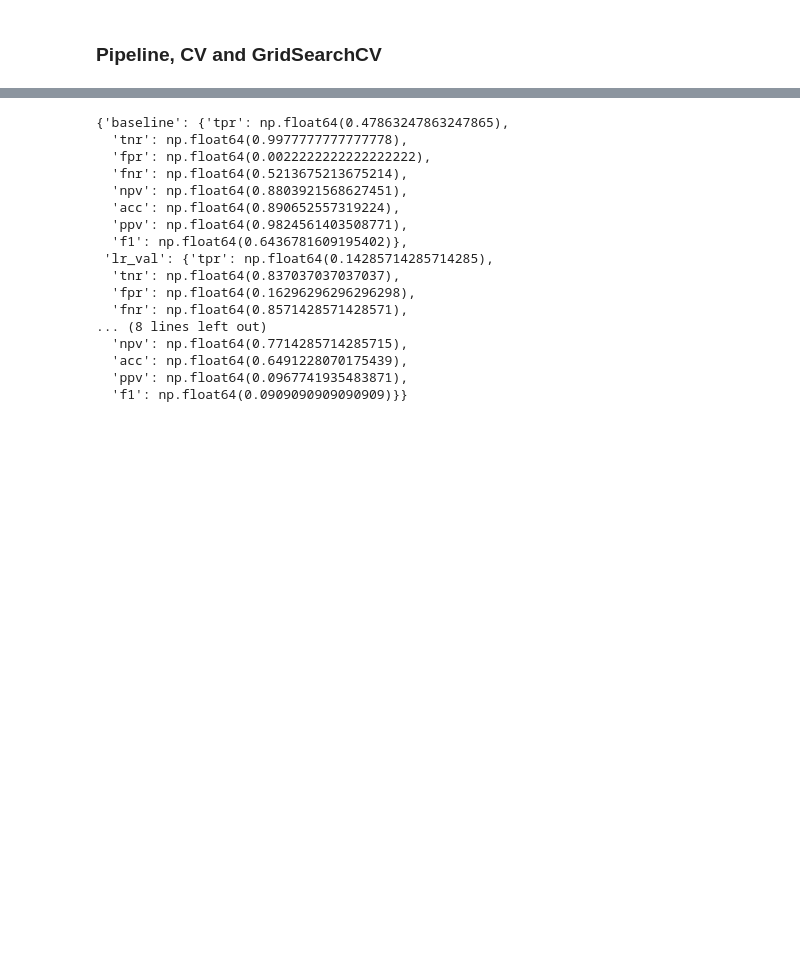
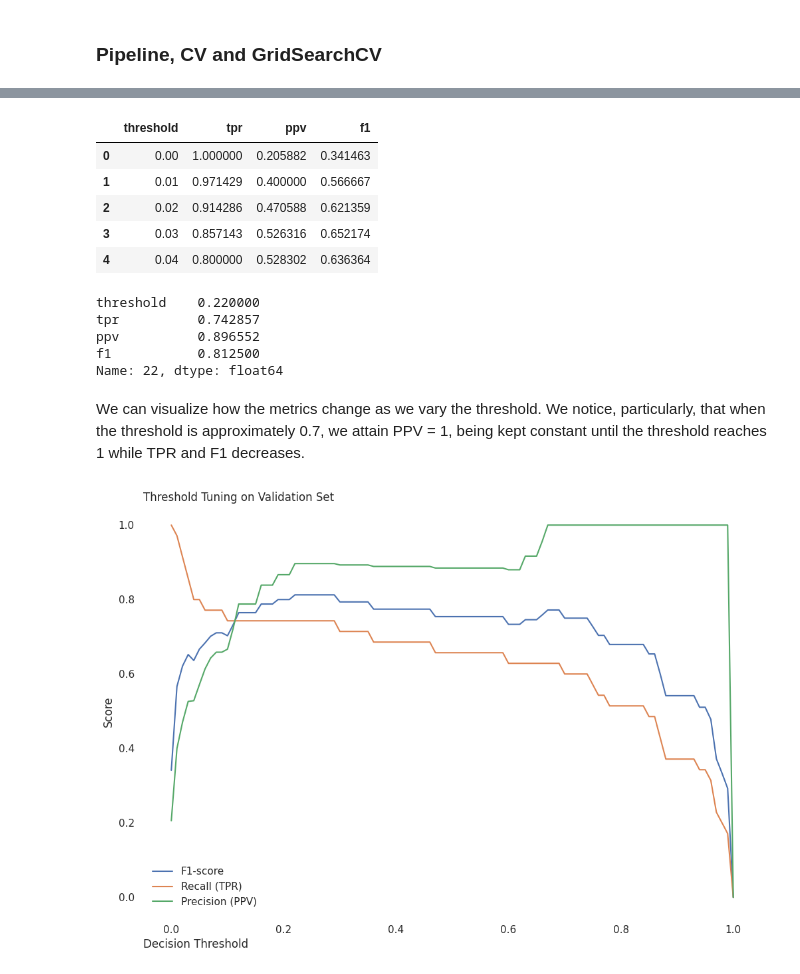
Before and after one commit to savimf/secondary_portfolio, a Jupyter notebook: abs_classification.ipynb, the cells around one changed output, grey strips where cells are left out. Drawn from its saved outputs; the diff is of its cells as text; code cells hidden in the pictures; blank space fills up the shorter version.

```diff
--- a/abs_classification.ipynb
+++ b/abs_classification.ipynb
@@ -183,0 +189,3 @@ This demonstrates that many relevant abstracts do not mention Machine Learning d
+# %%
+df = pd.read_csv(f'{slv_path}/abs_classification.csv')
+df
@@ -300,20 +335,58 @@ cnfn_metrics['lr_test'] = f.get_confusion_metrics(df_test, 'Label', 'pred_test')
 # %%
-cnfn_metrics
+# probabilities on the validation set
+y_pred_val = lr.predict_proba(X_val)[:, 1]
+
+# range of thresholds: 0 to 1 in 100 steps
+thresholds = np.linspace(0, 1, 101)
+metrics = []
+
+for t in thresholds:
+    y_pred_t = (y_pred_val >= t).astype(int)
+    tn, fp, fn, tp = confusion_matrix(y_val, y_pred_t).ravel()
+
+    tpr = tp / (tp + fn) if (tp + fn) > 0 else 0
+    ppv = tp / (tp + fp) if (tp + fp) > 0 else 0
+    f1  = 2 * (ppv * tpr) / (ppv + tpr) if (ppv + tpr) > 0 else 0
+
+    metrics.append(
+        (t, tpr, ppv, f1)
+    )
+
+metrics_df = pd.DataFrame(
+    metrics,
+    columns=['threshold', 'tpr', 'ppv', 'f1']
+)
+metrics_df.head()
 # %% [output]
-{'baseline': {'tpr': np.float64(0.47863247863247865),
-  'tnr': np.float64(0.9977777777777778),
-  'fpr': np.float64(0.0022222222222222222),
-  'fnr': np.float64(0.5213675213675214),
-  'npv': np.float64(0.8803921568627451),
-  'acc': np.float64(0.890652557319224),
-  'ppv': np.float64(0.9824561403508771),
-  'f1': np.float64(0.6436781609195402)},
- 'lr_val': {'tpr': np.float64(0.14285714285714285),
-  'tnr': np.float64(0.837037037037037),
-  'fpr': np.float64(0.16296296296296298),
-  'fnr': np.float64(0.8571428571428571),
-... (8 lines left out)
-  'npv': np.float64(0.7714285714285715),
-  'acc': np.float64(0.6491228070175439),
-  'ppv': np.float64(0.0967741935483871),
-  'f1': np.float64(0.0909090909090909)}}
+|  | threshold | tpr | ppv | f1 |
+| 0 | 0.00 | 1.000000 | 0.205882 | 0.341463 |
+| 1 | 0.01 | 0.971429 | 0.400000 | 0.566667 |
+| 2 | 0.02 | 0.914286 | 0.470588 | 0.621359 |
+| 3 | 0.03 | 0.857143 | 0.526316 | 0.652174 |
+| 4 | 0.04 | 0.800000 | 0.528302 | 0.636364 |
+# %%
+# finding the best threshold based on F1-score
+best_idx = metrics_df['f1'].idxmax()
+best_thr = metrics_df.loc[best_idx, 'threshold']
+
+metrics_df.loc[best_idx]
+# %% [output]
+threshold    0.220000
+tpr          0.742857
+ppv          0.896552
+f1           0.812500
+Name: 22, dtype: float64
+# %% [markdown]
+We can visualize how the metrics change as we vary the threshold. We notice, particularly, that when the threshold is approximately 0.7, we attain PPV = 1, being kept constant until the threshold reaches 1 while TPR and F1 decreases.
+# %%
+plt.figure(figsize=(12, 8))
+plt.plot(metrics_df['threshold'], metrics_df['f1'], label='F1-score')
+plt.plot(metrics_df['threshold'], metrics_df['tpr'], label='Recall (TPR)')
+plt.plot(metrics_df['threshold'], metrics_df['ppv'], label='Precision (PPV)')
+plt.title('Threshold Tuning on Validation Set', loc='left')
+plt.xlabel('Decision Threshold', loc='left')
+plt.ylabel('Score')
+plt.legend()
+plt.box(False)
+# %% [output]
+[figure, added]
```
Also changed, not shown: parts of 19 cells of this notebook, 2 other files.
